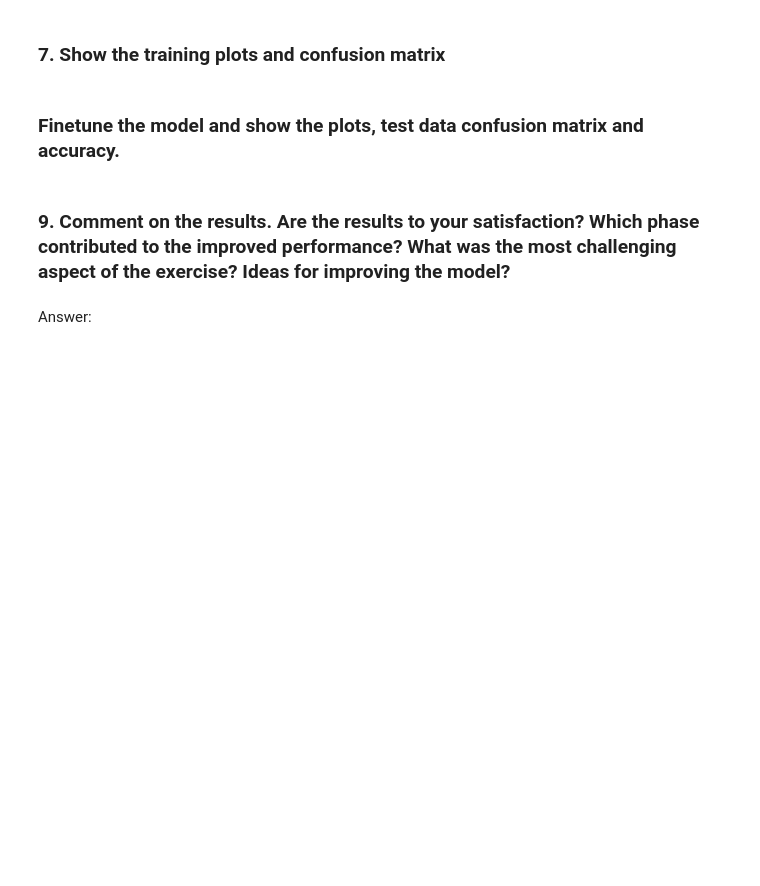
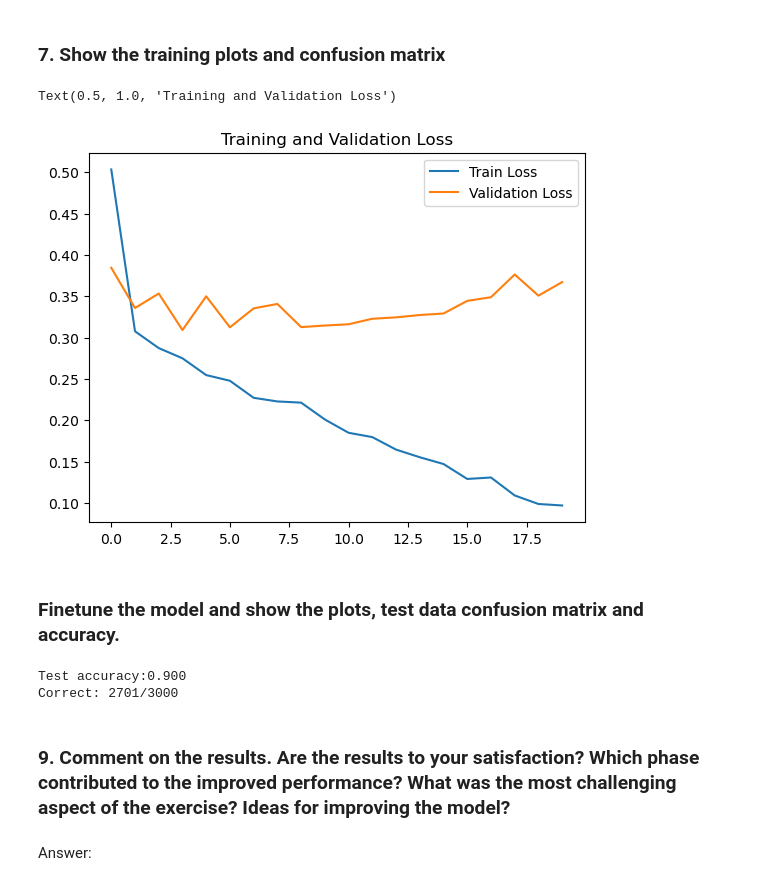
Before and after one commit to Tietgen-ITU/applied-artificial-intelligence, a Jupyter notebook: exercises/lecture-04/Convolutional_networks.ipynb, the cells around one changed output. Cells and saved outputs as stored; diff of their text form; code cells hidden in the pictures; blank space fills up the shorter version.

```diff
--- a/exercises/lecture-04/Convolutional_networks.ipynb
+++ b/exercises/lecture-04/Convolutional_networks.ipynb
@@ -580,7 +589,18 @@ for name, param in custom_resnet.named_parameters():
 # %% [markdown]
 ### 6. Train the trainable part of the model
+# %%
+device = None
+if not torch.backends.mps.is_available():
+    if not torch.backends.mps.is_built():
+        print("MPS not available because the current PyTorch install was not "
+              "built with MPS enabled.")
+    else:
+        print("MPS not available because the current MacOS version is not 12.3+ "
+              "and/or you do not have an MPS-enabled device on this machine.")
+else:
+    device = torch.device("mps")
 # %%
-def training_loop_simple(num_epochs, nn, loaders, loss_f, optimizer, folder="./"):
+def training_loop_simple(num_epochs, nn, gpu, loaders, loss_f, optimizer, folder="./"):
     """
     Implements the most basic form of training loop.
     Useful to test specific architectures or optimizers
@@ -597,8 +617,8 @@ def training_loop_simple(num_epochs, nn, loaders, loss_f, optimizer, folder="./"
     training_time = []
     min_valid_loss = np.inf
 
-    if torch.cuda.is_available():
-        nn.cuda()
+    if not gpu == None:
+        nn.to(gpu)
 
     for epoch in range(num_epochs):
         time_epoch_start = time.time()
@@ -611,10 +631,12 @@ def training_loop_simple(num_epochs, nn, loaders, loss_f, optimizer, folder="./"
         nn.train()
 
         for i, (images, labels) in tqdm.tqdm(enumerate(loaders['train']), total=len(loaders['train'])):
-            if torch.cuda.is_available():
-                images, labels = images.cuda(), labels.cuda()
+            if not gpu == None:
+                images, labels = images.to(gpu), labels.to(gpu)
+
             output = nn(images)
             loss = loss_f(output, labels)
+
             epoch_train_loss += loss.item()
 
             # clear gradients for this training step
@@ -629,8 +651,8 @@ def training_loop_simple(num_epochs, nn, loaders, loss_f, optimizer, folder="./"
         epoch_val_loss = 0
         nn.eval()
         for i, (images_v, labels_v) in tqdm.tqdm(enumerate(loaders['validation']), total=len(loaders['validation'])):
-            if torch.cuda.is_available():
-                images_v, labels_v = images_v.cuda(), labels_v.cuda()
+            if not gpu == None:
+                images_v, labels_v = images_v.to(gpu), labels_v.to(gpu)
             output = nn(images_v)
             loss_v = loss_f(output, labels_v)
             epoch_val_loss += loss_v.item()
@@ -656,11 +678,17 @@ def training_loop_simple(num_epochs, nn, loaders, loss_f, optimizer, folder="./"
             min_valid_loss = epoch_val_loss
             # Saving State Dict
             torch.save(nn.state_dict(), os.path.join(folder, 'saved_model.pth'))
+
+    return loss_train, loss_valid
 # %%
+num_epochs = 20
+if torch.backends.mps.is_available():
+    custom_resnet.to(device)
 
-training_loop_simple(
-    num_epochs=20,
+train_loss, valid_loss = training_loop_simple(
+    num_epochs=num_epochs,
     nn=custom_resnet,
+    gpu=device,
     loaders=loaders,
     loss_f=nn.CrossEntropyLoss(),
     optimizer=optim.Adam(custom_resnet.parameters(), lr=0.001),
@@ -671,7 +750,38 @@ RuntimeError: expected scalar type Byte but found Float
 # %% [markdown]
 ### 7. Show the training plots and confusion matrix
+# %%
+epochs = range(num_epochs)
+
+plt.plot(epochs, train_loss, label="Train Loss")
+plt.plot(epochs, valid_loss, label="Validation Loss")
+
+plt.legend()
+plt.title("Training and Validation Loss")
+# %% [output]
+Text(0.5, 1.0, 'Training and Validation Loss')
+[figure, added]
 # %% [markdown]
 ### Finetune the model and show the plots, test data confusion matrix and accuracy.
+# %%
+def evaluate(model, loader, gpu=None):
+
+    model.eval()
+    correct = 0
+    for test_imgs, test_labels in loader:
+        if not gpu == None:
+            test_imgs, test_labels = test_imgs.to(gpu), test_labels.to(gpu)
+
+        output = model(test_imgs)
+        predicted = torch.max(output,1)[1]
+        correct += (predicted == test_labels).sum()
+    print("Test accuracy:{:.3f} ".format( float(correct) / (len(loader)*batch_size)))
+    print(f"Correct: {correct}/{len(loader)*batch_size}")
+
+custom_resnet.load_state_dict(torch.load('results/saved_model.pth'))
+evaluate(custom_resnet, loaders['test'], device)
+# %% [output]
+Test accuracy:0.900
+Correct: 2701/3000
 # %% [markdown]
 ### 9. Comment on the results. Are the results to your satisfaction? Which phase contributed to the improved performance? What was the most challenging aspect of the exercise? Ideas for improving the model?
 # %% [markdown]
```
Also changed, not shown: parts of 8 cells of this notebook, 1 other file.
